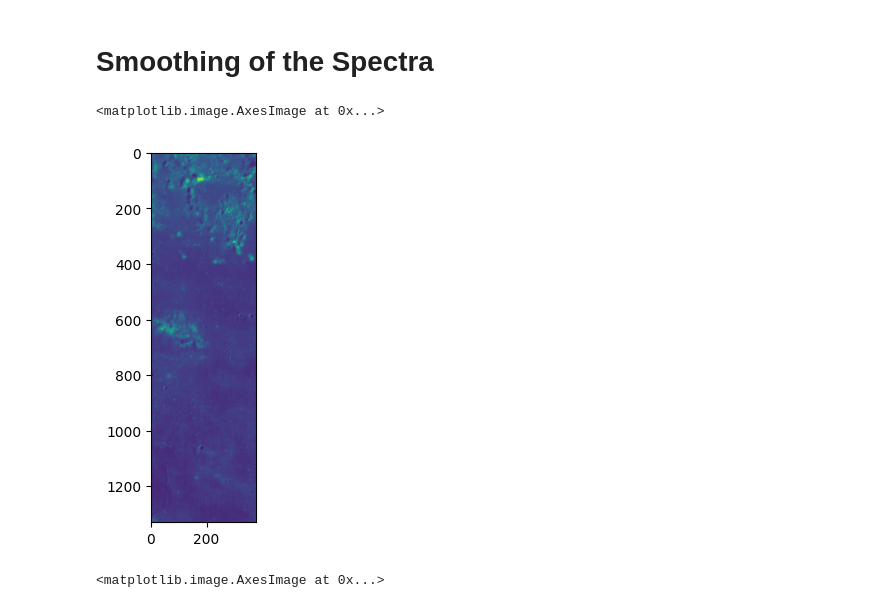
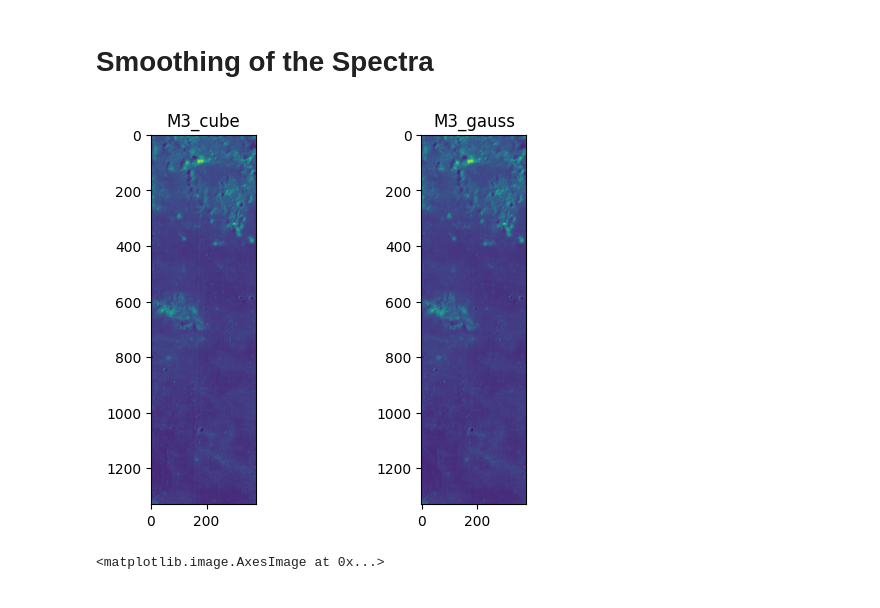
Before and after one commit to Javierunal16/MoonIndex, a Jupyter notebook: scripts/M3_Indexes.ipynb, the cells around one changed output. Drawn from its saved outputs; the diff is of its cells as text; code cells hidden in the pictures.

```diff
--- a/scripts/M3_Indexes.ipynb
+++ b/scripts/M3_Indexes.ipynb
@@ -36,27 +50,13 @@ M3_cube[5,:,:].plot.imshow(aspect=M3_cube.shape[2]/M3_cube.shape[1], size=5, rob
 # %% [markdown]
 # Smoothing of the Spectra
-# %%
-#Trnasposing data to ingest in Spec1d2
-tM3_cube=np.transpose(M3_cube.data,(2,1,0))
-
-#Filtering with a 1d gaussian fucntion
-spec1d2=Spectrum1D(spectral_axis=wavelengths[0::]*u.AA, flux=tM3_cube*u.dimensionless_unscaled)
-spec1d2_gsmooth=gaussian_smooth(spec1d2, stddev=2)
-
-#Slicing the cube to avoid the affected data at the longer wavelength
-tM3_cube_smooth=spec1d2_gsmooth.flux.value
-slice1=tM3_cube_smooth[:,:,0:79]
-slice2=tM3_cube[:,:,79:83]
-spec1d2_final=np.dstack((slice1,slice2))
-
-#Savind the data in a cube
-M3_Gaussfilter=M3_cube.copy()
-M3_Gaussfilter.data=np.transpose(spec1d2_final,(2,1,0))
-x,y,z=M3_Gaussfilter.shape
-plt.imshow(M3_Gaussfilter[5,:,:])
-# %% [output]
-<matplotlib.image.AxesImage at 0x...>
-[figure, removed]
+# %%
+#Doing a gaussian filter
+M3_gauss=M3spectral.filtration.gauss_filter(M3_cube,wavelengths)
+
+#Plotting the images to compare
+M3spectral.plotting.plot_comparison(M3_cube,M3_gauss, 'M3_cube', 'M3_gauss',5)
+# %% [output]
+[figure, added]
 # %%
 #Fourier filtration cube
 M3_Foufilter=M3_Gaussfilter.copy()
```
Also changed, not shown: parts of 23 cells of this notebook, 3 other files.
